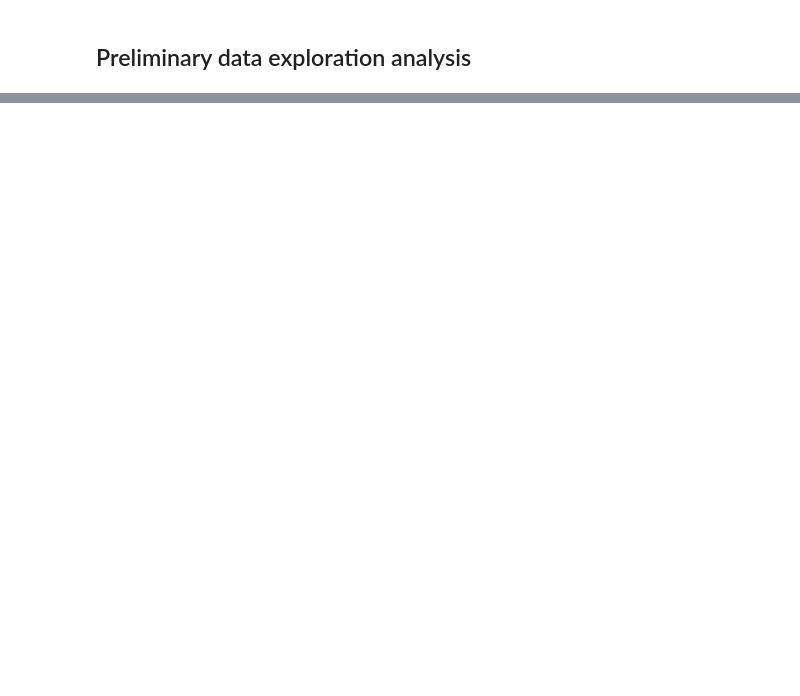
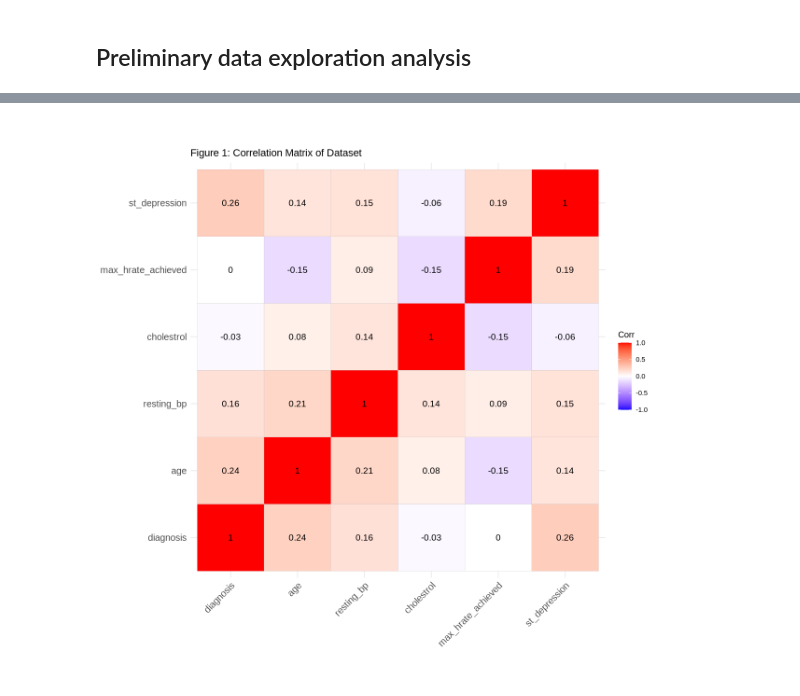
Before and after one commit to Majordingus2/group12-dsci-project, a Jupyter notebook: Group Proposal.ipynb, the cells around one changed output, grey strips where cells are left out. Drawn from its saved outputs; the diff is of its cells as text; code cells hidden in the pictures; blank space fills up the shorter version.

```diff
--- a/Group Proposal.ipynb
+++ b/Group Proposal.ipynb
@@ -125,0 +174,7 @@ va_train_select_cat <- va_train_select |>
+# %%
+#omiting all NA variables in the dataset
+va_train_select_num_noNA  <- va_train_select_num |>
+  mutate(across(everything(), ~ifelse(. == "?", NA, .))) |>
+  na.omit()
+
+va_train_select_num_noNA
@@ -125,0 +201,10 @@ va_train_select_cat <- va_train_select |>
+# %%
+#making a correlation matrix of data using cor()
+options(repr.plot.width = 10, repr.plot.height = 10)
+correlation_matrix <- cor(va_train_select_num_noNA)
+
+#creating a plot of the results
+ggcorrplot(correlation_matrix, lab = TRUE) +
+    labs(title = "Figure 1: Correlation Matrix of Dataset")
+# %% [output]
+[figure, added]
```
Also changed, not shown: parts of 16 cells of this notebook.
